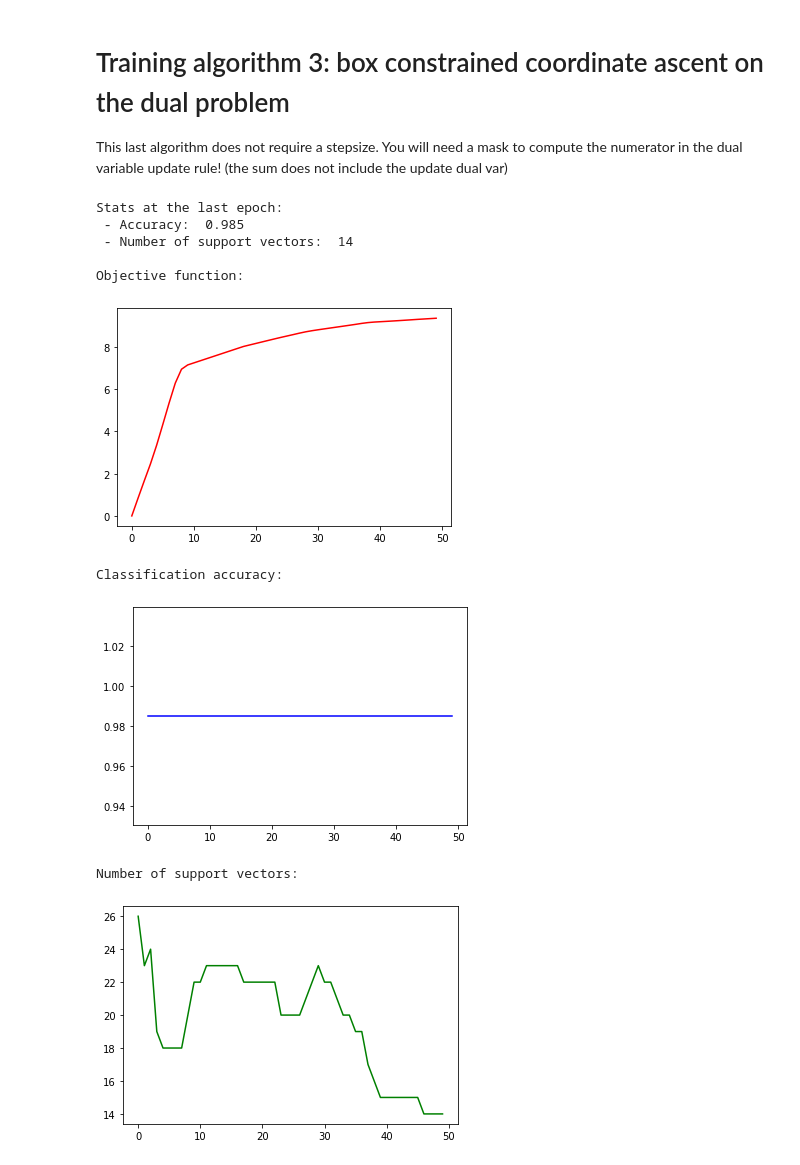
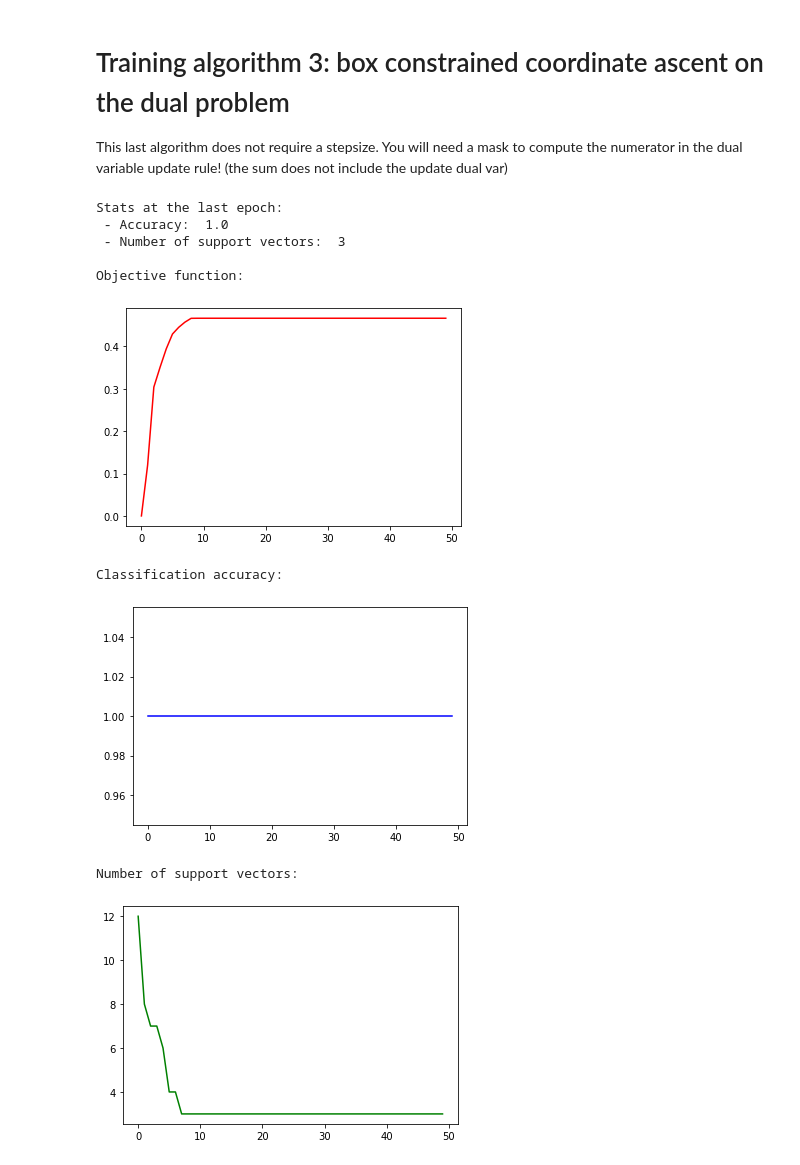
Before and after one commit to kauzarc/ML-algo-TC, a Jupyter notebook: lab1.ipynb, the cells around one changed output. Saved outputs shown, nothing was run; the diff lists cells and outputs as text; code cells hidden in the pictures.

```diff
--- a/lab1.ipynb
+++ b/lab1.ipynb
@@ -386,8 +386,9 @@ accuracy_per_epoch = list()
 
 for _ in range(n_epochs):
     # compute the objective value (and the mask!)
-    mask = (1 - X @ a * y_gold) > 0
-    obj = (1 - X @ a * y_gold)[mask].sum() + regularization_weight / 2 * a.dot(a)
+    sub_obj = 1 - X @ a * y_gold
+    mask = sub_obj > 0
+    obj = sub_obj[mask].sum() + regularization_weight / 2 * a @ a
     objective_per_epoch.append(obj)
 
     # compute the sub-gradient
@@ -433,7 +434,7 @@ In this second exercise, you need to optimize the dual via projected gradent asc
 2. how do we retrieve primal variables from dual variables in this case?
 # %%
 def dual_vars_to_primal_vars(dual_vars, X, Y_gold, regularization_weight):
-    return -regularization_weight * X.T @ Y_gold @ dual_vars
+    return -1 / regularization_weight * X.T @ Y_gold @ dual_vars
 # %%
 # hyperparameters: you can play with them!
 step_size = 1e-4
@@ -537,49 +538,49 @@ for _ in range(n_epochs):
     # for each coordinate
     for k in range(X.shape[0]):
         # update the coordinate k (remember there are constraints on the dual vars!)
-        dual_vars[k] = np.clip((1 - (1 / regularization_weight) * dual_vars @ Q[k] + dual_vars[k] * Q[k, k]) / Q[k, k], -1, 0)
+        dual_vars[k] = np.clip((-regularization_weight * b[k] - dual_vars @ Q[k] + dual_vars[k] * Q[k, k]) / Q[k, k], -1, 0)
 
         # with mask
-        #mask = np.arange(X.shape[0]) != k
-        #dual_vars[k] = np.clip((-b[k] - (1 / regularization_weight) * dual_vars[mask] @ Q[k][mask]) / Q[k, k], -1, 0)
+        # mask = np.arange(X.shape[0]) != k
+        # dual_vars[k] = np.clip((-regularization_weight * b[k] - dual_vars[mask] @ Q[k][mask]) / Q[k, k], -1, 0)
 
     # compute accuracy
     a = dual_vars_to_primal_vars(dual_vars, X, Y_gold, regularization_weight)
     accuracy_per_epoch.append(accuracy(y_gold, predict(a, X)))
 
     # compute the number of support vectors,
     # i.e. the number of dual vars != 0
     support_vectors.append(((dual_vars ** 2) > 1e-7).sum())
 
 
 print("Stats at the last epoch:")
 print(" - Accuracy: ", accuracy_per_epoch[-1])
 print(" - Number of support vectors: ", support_vectors[-1])
 print()
 
 print("Objective function:")
 plt.plot(objective_per_epoch, color="red")
 plt.show()
 
 
 print("Classification accuracy:")
 plt.plot(accuracy_per_epoch, color="blue")
 plt.show()
 
 print("Number of support vectors:")
 plt.plot(support_vectors, color="green")
 plt.show()
 # %% [output]
 Stats at the last epoch:
- - Accuracy:  0.985
- - Number of support vectors:  14
+ - Accuracy:  1.0
+ - Number of support vectors:  3
 
 Objective function:
-[figure, old version]
+[figure, new version]
 Classification accuracy:
-[figure, old version]
+[figure, new version]
 Number of support vectors:
-[figure, old version]
+[figure, new version]
 # %%
 # This plot will show the support vectors in red together with the separating hyperplane,
 # i.e. the blue points have a dual variable = 0
```
Also changed, not shown: parts of 8 cells of this notebook.
